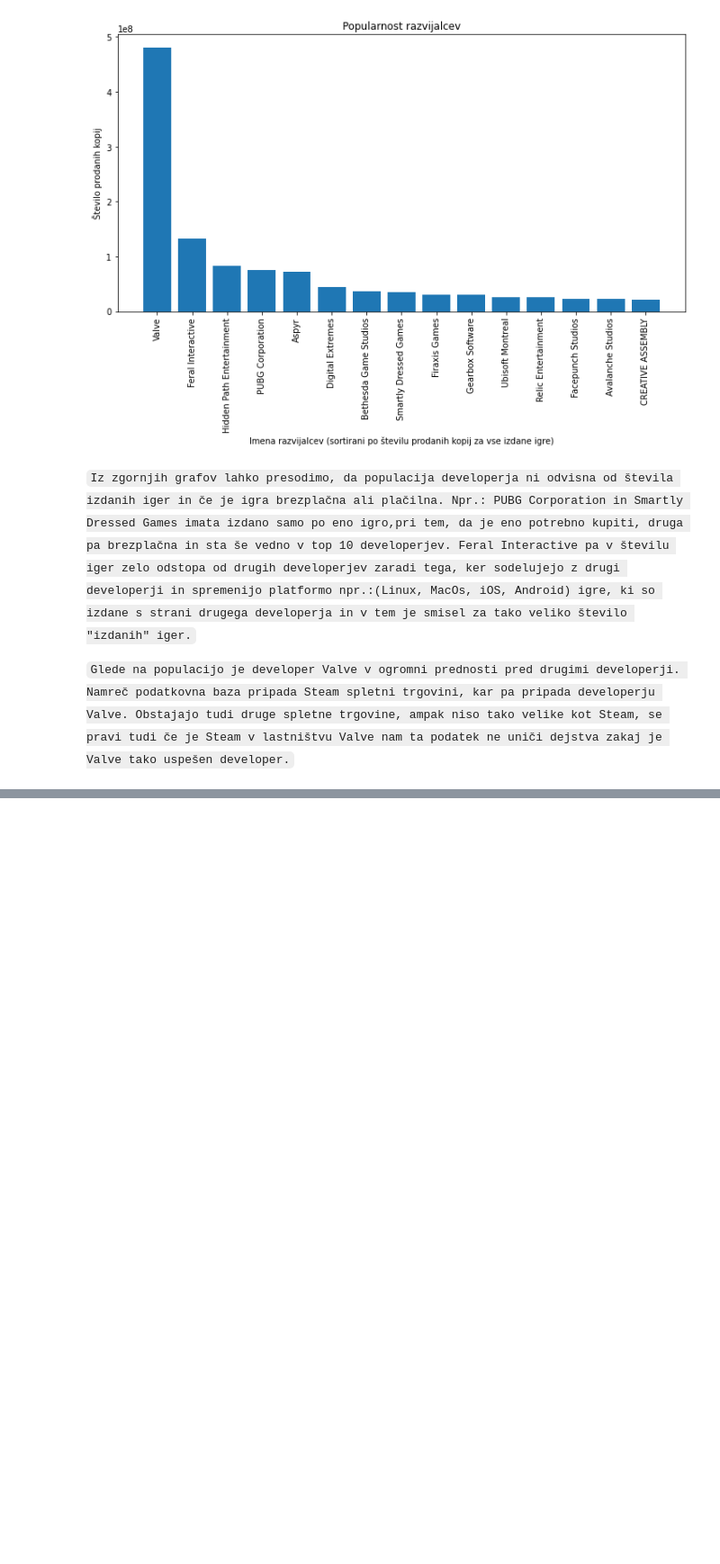
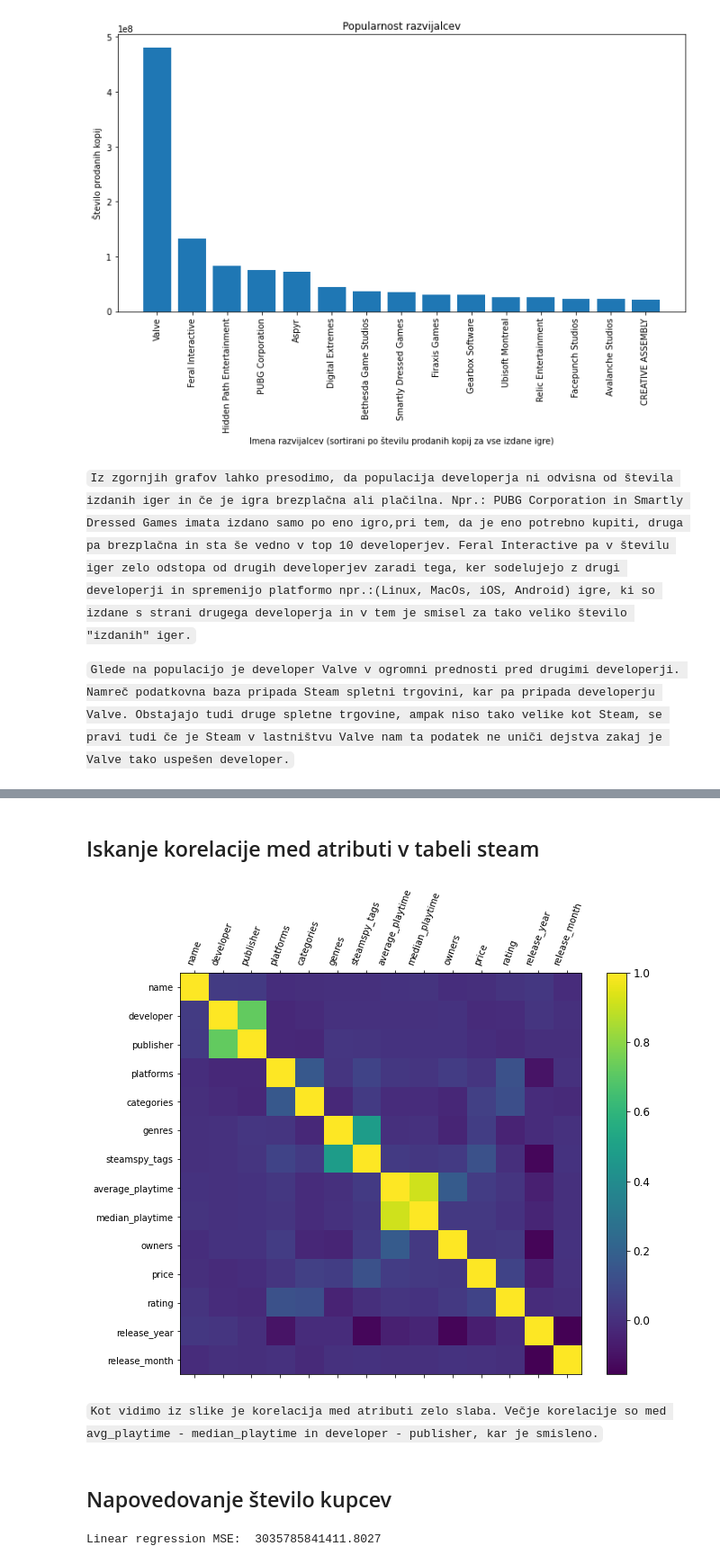
Before and after one commit to matejgrzinic/PR20MGDPMZML, a Jupyter notebook: popovic.ipynb, the cells around one changed output, grey strips where cells are left out. Shown at 90% size. Drawn from its saved outputs; the diff is of its cells as text; code cells hidden in the pictures; blank space fills up the shorter version.

Commit message:
Poskus napovedovanja število owner-jev GONE WRONG!!

````diff
--- a/popovic.ipynb
+++ b/popovic.ipynb
@@ -204,0 +173,2 @@ matrika
+# %% [markdown]
+## Iskanje korelacije med atributi v tabeli steam
@@ -204,0 +177,28 @@ matrika
+# %%
+#Pretvorimo vse ne številčne vrednosti v številke
+corrSteam = buildSteamDataframe(steam)
+corrSteam = corrSteam.drop(columns=["appid"])
+le = preprocessing.LabelEncoder()
+corrSteam.name=le.fit_transform(corrSteam.name)
+corrSteam.developer=le.fit_transform(corrSteam.developer)
+corrSteam.publisher=le.fit_transform(corrSteam.publisher)
+corrSteam.platforms=le.fit_transform(corrSteam.platforms)
+corrSteam.genres=le.fit_transform(corrSteam.genres)
+corrSteam.categories=le.fit_transform(corrSteam.categories)
+corrSteam.steamspy_tags=le.fit_transform(corrSteam.steamspy_tags)
+corrSteam.release_year=le.fit_transform(corrSteam.release_year)
+corrSteam.release_month=le.fit_transform(corrSteam.release_month)
+# %%
+#Predstavimo correlacijsko matriko v barvah
+f = plt.figure(figsize=(10, 8))
+plt.matshow(corrSteam.corr(), fignum=f.number)
+plt.xticks(range(corrSteam.shape[1]), corrSteam.columns, fontsize=10, rotation=70)
+plt.yticks(range(corrSteam.shape[1]), corrSteam.columns, fontsize=10)
+cb = plt.colorbar()
+cb.ax.tick_params(labelsize=12)
+# %% [output]
+[figure, added]
+# %% [markdown]
+```Kot vidimo iz slike je korelacija med atributi zelo slaba. Večje korelacije so med avg_playtime - median_playtime in developer - publisher, kar je smisleno.```
+# %% [markdown]
+## Napovedovanje število kupcev
@@ -204,0 +210,11 @@ matrika
+# %%
+X=corrSteam.loc[:, corrSteam.columns != 'owners']
+y=corrSteam.owners
+X_train, X_test, y_train, y_test = train_test_split(X, y, test_size=0.3, random_state=40)
+
+linearReg = LinearRegression(fit_intercept=True, normalize=False)
+linearReg .fit(X_train, y_train)
+y_pred = linearReg .predict(X_test)
+print("Linear regression MSE: ",mean_squared_error(y_test, y_pred))
+# %% [output]
+Linear regression MSE:  3035785841411.8027
````
Also changed, not shown: parts of 9 cells of this notebook.
